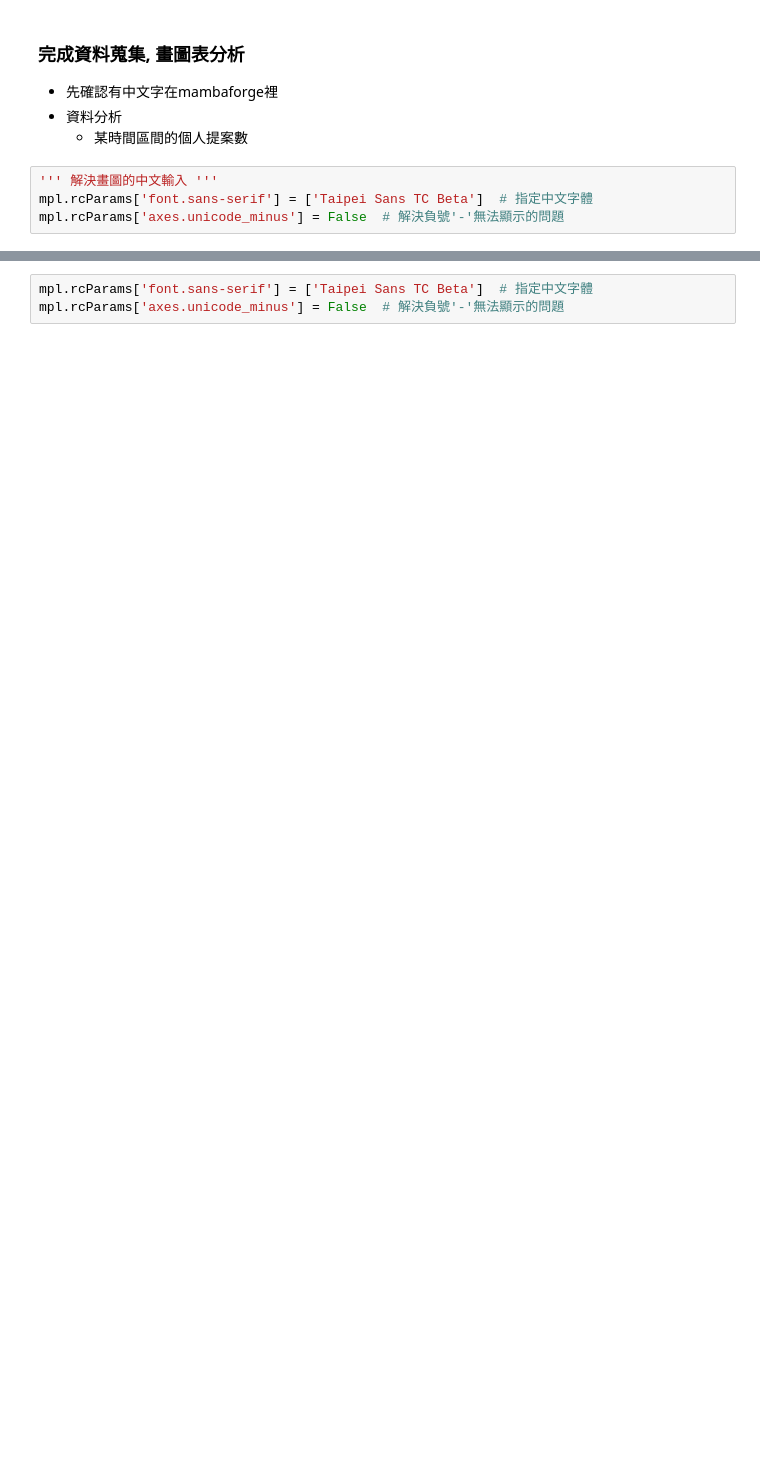
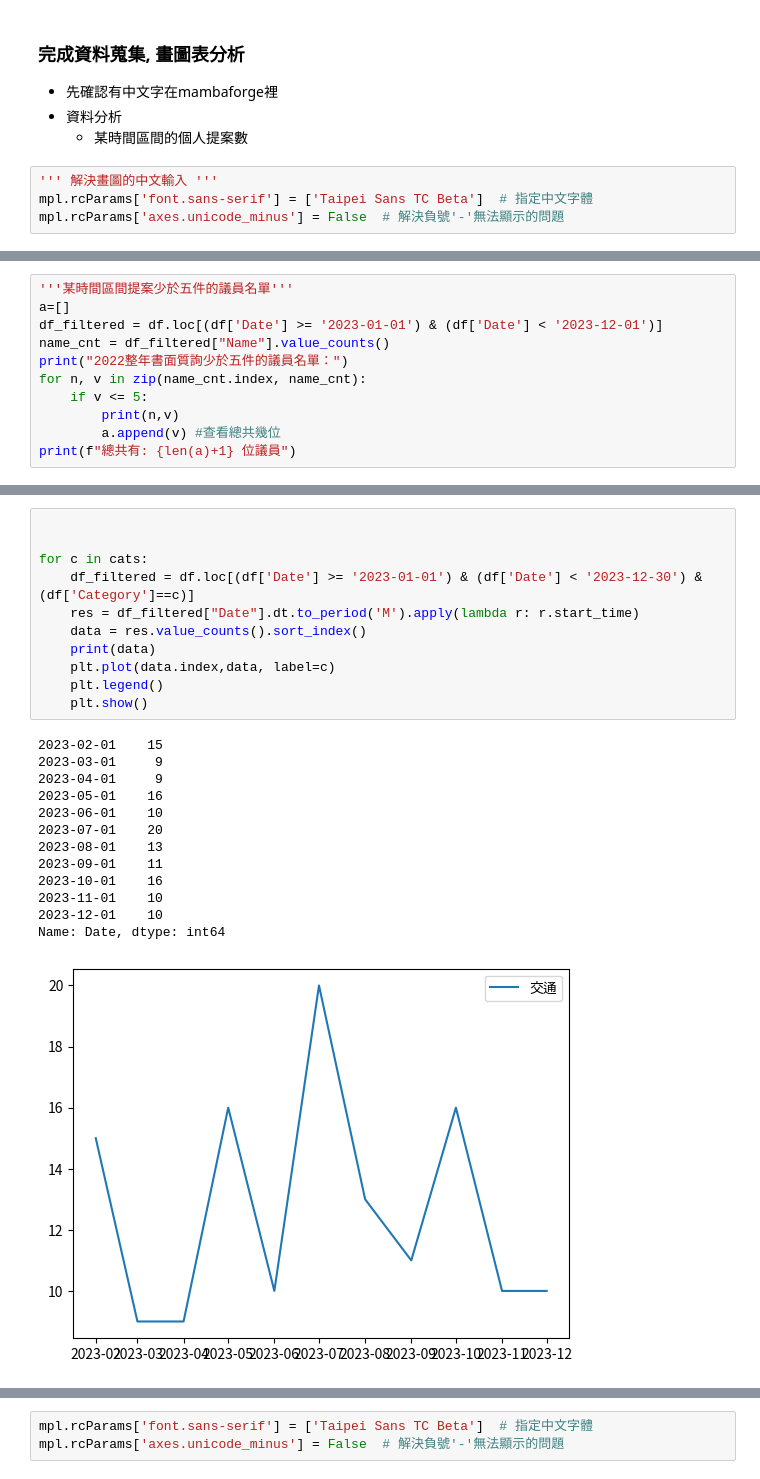
Before and after one commit to IJhuang929/web_crawler, a Jupyter notebook: main.ipynb, the cells around one changed output, grey strips where cells are left out. Drawn from its saved outputs; the diff is of its cells as text; blank space fills up the shorter version.

```diff
--- a/main.ipynb
+++ b/main.ipynb
@@ -276,0 +303,11 @@ df['Date']
+# %%
+'''某時間區間提案少於五件的議員名單'''
+a=[]
+df_filtered = df.loc[(df['Date'] >= '2023-01-01') & (df['Date'] < '2023-12-01')]
+name_cnt = df_filtered["Name"].value_counts()
+print("2022整年書面質詢少於五件的議員名單：")
+for n, v in zip(name_cnt.index, name_cnt):
+    if v <= 5:
+        print(n,v)
+        a.append(v) #查看總共幾位
+print(f"總共有: {len(a)+1} 位議員")
@@ -276,0 +331,25 @@ df['Date']
+# %%
+
+
+for c in cats:
+    df_filtered = df.loc[(df['Date'] >= '2023-01-01') & (df['Date'] < '2023-12-30') & (df['Category']==c)]
+    res = df_filtered["Date"].dt.to_period('M').apply(lambda r: r.start_time)
+    data = res.value_counts().sort_index()
+    print(data)
+    plt.plot(data.index,data, label=c)
+    plt.legend()
+    plt.show()
+# %% [output]
+2023-02-01    15
+2023-03-01     9
+2023-04-01     9
+2023-05-01    16
+2023-06-01    10
+2023-07-01    20
+2023-08-01    13
+2023-09-01    11
+2023-10-01    16
+2023-11-01    10
+2023-12-01    10
+Name: Date, dtype: int64
+[figure, added]
```
Also changed, not shown: parts of 31 cells of this notebook, 11 other files.
